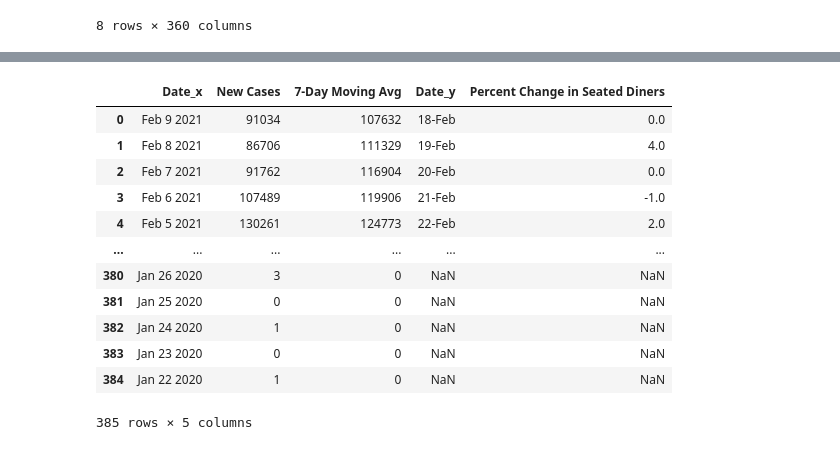
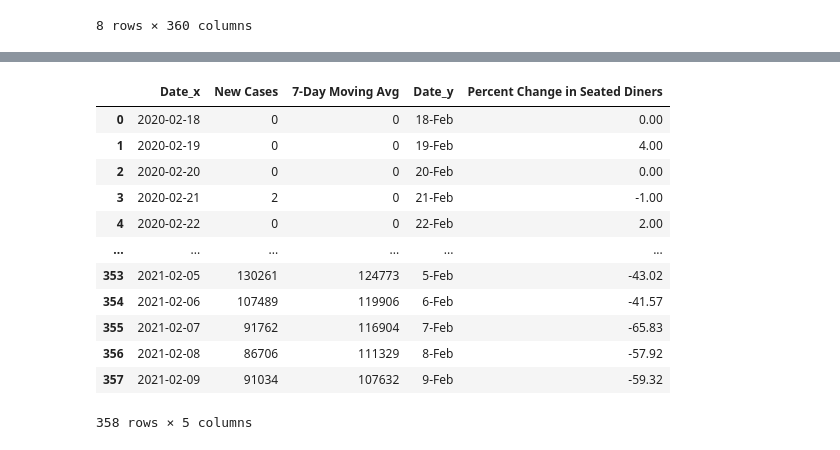
Before and after one commit to apatnoe/Project-1, a Jupyter notebook: OpenTable_Analysis.ipynb, the cells around one changed output, grey strips where cells are left out. Cells and saved outputs as stored; diff of their text form; code cells hidden in the pictures.

```diff
--- a/OpenTable_Analysis.ipynb
+++ b/OpenTable_Analysis.ipynb
@@ -29,3 +30,11 @@ raw_country_cases
 | 383 | Jan 23 2020 | 0 | 0 |
 | 384 | Jan 22 2020 | 1 | 0 |
 385 rows × 3 columns
+# %%
+# sort raw country cases to align dates to later merge on index
+
+raw_country_cases['Date'] = pd.to_datetime(raw_country_cases['Date'])
+
+sorted_country_cases = raw_country_cases.sort_values(by = ['Date'], ascending = True)
+
+sorted_country_cases
@@ -31,0 +55,10 @@ raw_country_cases
+# %%
+# drop rows with mismatched dates and reset index
+
+sorted_country_cases.reset_index(inplace=True, drop = True)
+
+slim_country_cases = sorted_country_cases.drop(sorted_country_cases.index[0:27])
+
+slim_country_cases.reset_index(inplace=True, drop = True)
+
+slim_country_cases
@@ -77,18 +125,19 @@ Name: Date, Length: 358, dtype: object
 # %%
-combined_df = pd.merge(raw_country_cases, final_us, left_index=True, right_index=True, how = 'outer')
+# merge the two data frames by index to line up dates
+combined_df = pd.merge(slim_country_cases, final_us, left_index=True, right_index=True, how = 'outer')
 
 combined_df
 # %% [output]
 |  | Date_x | New Cases | 7-Day Moving Avg | Date_y | Percent Change in Seated Diners |
-| 0 | Feb 9 2021 | 91034 | 107632 | 18-Feb | 0.0 |
-| 1 | Feb 8 2021 | 86706 | 111329 | 19-Feb | 4.0 |
-| 2 | Feb 7 2021 | 91762 | 116904 | 20-Feb | 0.0 |
-| 3 | Feb 6 2021 | 107489 | 119906 | 21-Feb | -1.0 |
-| 4 | Feb 5 2021 | 130261 | 124773 | 22-Feb | 2.0 |
+| 0 | 2020-02-18 | 0 | 0 | 18-Feb | 0.00 |
+| 1 | 2020-02-19 | 0 | 0 | 19-Feb | 4.00 |
+| 2 | 2020-02-20 | 0 | 0 | 20-Feb | 0.00 |
+| 3 | 2020-02-21 | 2 | 0 | 21-Feb | -1.00 |
+| 4 | 2020-02-22 | 0 | 0 | 22-Feb | 2.00 |
 | ... | ... | ... | ... | ... | ... |
-| 380 | Jan 26 2020 | 3 | 0 | NaN | NaN |
-| 381 | Jan 25 2020 | 0 | 0 | NaN | NaN |
-| 382 | Jan 24 2020 | 1 | 0 | NaN | NaN |
-| 383 | Jan 23 2020 | 0 | 0 | NaN | NaN |
-| 384 | Jan 22 2020 | 1 | 0 | NaN | NaN |
+| 353 | 2021-02-05 | 130261 | 124773 | 5-Feb | -43.02 |
+| 354 | 2021-02-06 | 107489 | 119906 | 6-Feb | -41.57 |
+| 355 | 2021-02-07 | 91762 | 116904 | 7-Feb | -65.83 |
+| 356 | 2021-02-08 | 86706 | 111329 | 8-Feb | -57.92 |
+| 357 | 2021-02-09 | 91034 | 107632 | 9-Feb | -59.32 |
-385 rows × 5 columns
+358 rows × 5 columns
```
Also changed, not shown: parts of 11 cells of this notebook, 1 other file.
